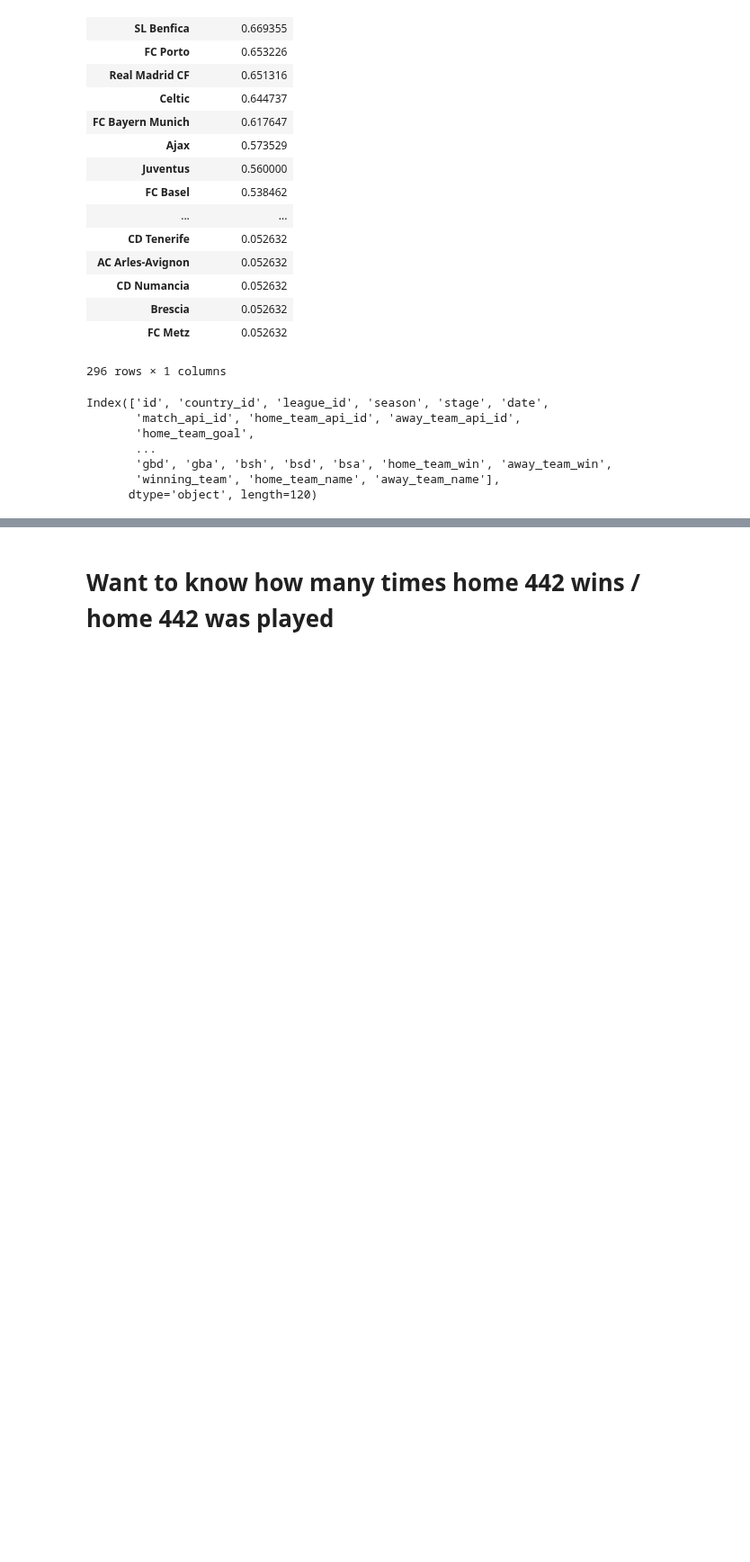
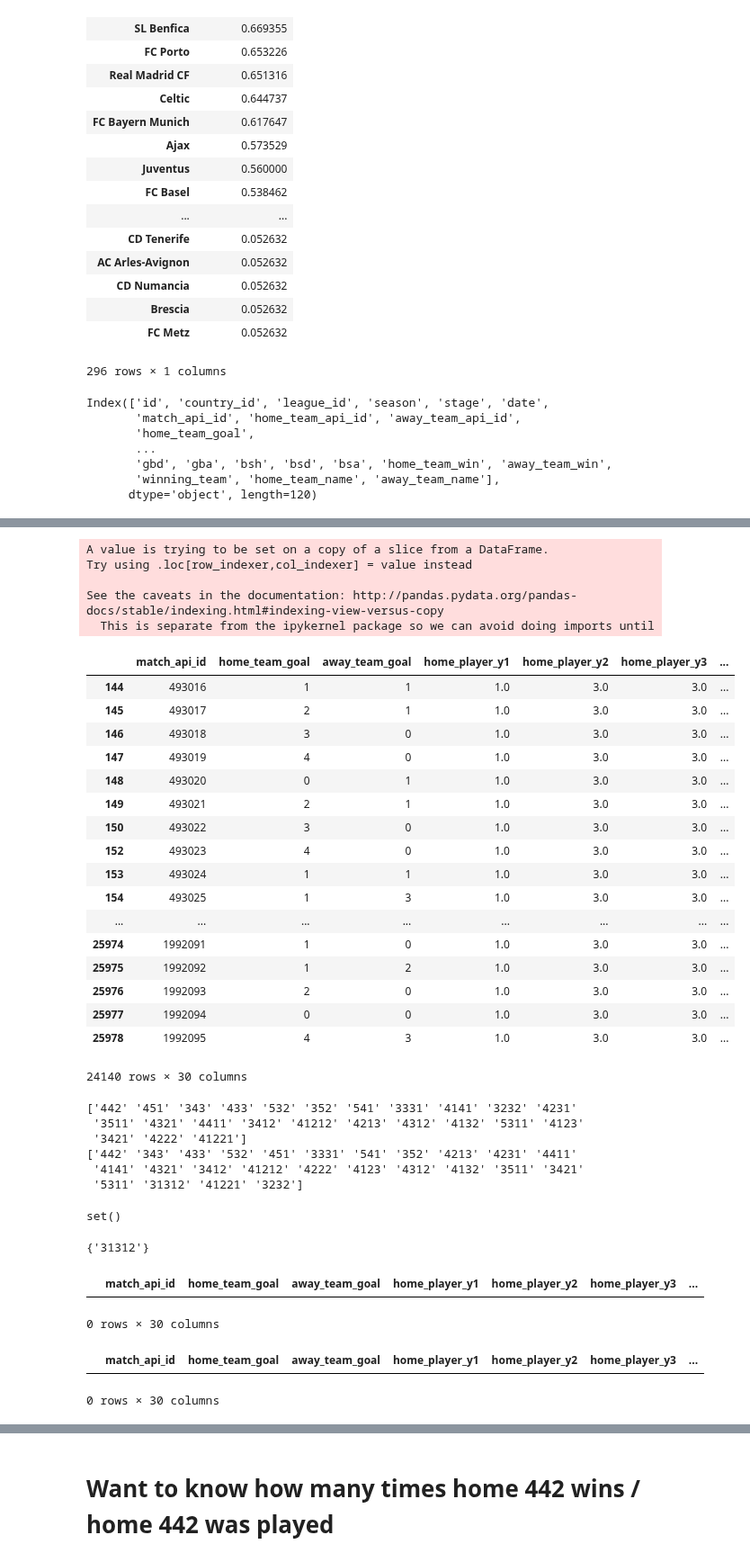
Before and after one commit to kevintheduu/european-soccer-hypothesis-testing, a Jupyter notebook: hyp_test_2.ipynb, the cells around one changed output, grey strips where cells are left out. Shown at 90% size. Cells and saved outputs as stored; diff of their text form; code cells hidden in the pictures; blank space fills up the shorter version.

```diff
--- a/hyp_test_2.ipynb
+++ b/hyp_test_2.ipynb
@@ -467,4 +257,3 @@ match_df = results
 # %%
-match_df['winning_team'].loc[match_df['home_team_goal'] > match_df['away_team_goal']] = match_df['home_team_name']
-
-match_df['winning_team'].loc[match_df['home_team_goal'] < match_df['away_team_goal']] = match_df['away_team_name']
+results['winning_team'].loc[results['home_team_goal'] > results['away_team_goal']] = results['home_team_name']
+results['winning_team'].loc[results['home_team_goal'] < results['away_team_goal']] = results['away_team_name']
@@ -543,12 +337,12 @@ Index(['id', 'country_id', 'league_id', 'season', 'stage', 'date',
 # %%
 #loads info in the match_df, below is code to grab the columns of interest
 
-h2_df = match_df[['match_api_id','home_team_goal','away_team_goal','home_player_y1','home_player_y2',
+h2_df = results[['match_api_id','home_team_goal','away_team_goal','home_player_y1','home_player_y2',
                         'home_player_y3','home_player_y4','home_player_y5','home_player_y6','home_player_y7',
                         'home_player_y8','home_player_y9','home_player_y10','home_player_y11','away_player_y1',
                         'away_player_y2','away_player_y3','away_player_y4','away_player_y5','away_player_y6',
                         'away_player_y7','away_player_y8','away_player_y9','away_player_y10','away_player_y11',
-                        'home_team_win','winning_team', 'home_team_name', 'away_team_name']].copy()
+                        'winning_team', 'home_team_name', 'away_team_name']].copy()
 
 h2_df
 # %% [output]
@@ -705,0 +427,4 @@ match_df_h2.head(10)
+# %%
+h2_df['home_formation'] = h2_df['match_api_id'].map(home_formation)
+h2_df['away_formation'] = h2_df['match_api_id'].map(away_formation)
+#map formation to DataFrame following match_api_id
@@ -705,0 +460,57 @@ match_df_h2.head(10)
+# %%
+h2_dff = h2_df.dropna(subset=['home_player_y1', 'home_player_y2','away_player_y11','away_player_y10'])
+
+h2_dff['winning_team'] = h2_dff['winning_team'].replace(np.nan, 'tie', regex=True)
+
+h2_dff
+# %% [output]
+A value is trying to be set on a copy of a slice from a DataFrame.
+Try using .loc[row_indexer,col_indexer] = value instead
+
+See the caveats in the documentation: http://pandas.pydata.org/pandas-docs/stable/indexing.html#indexing-view-versus-copy
+  This is separate from the ipykernel package so we can avoid doing imports until
+|  | match_api_id | home_team_goal | away_team_goal | home_player_y1 | home_player_y2 | home_player_y3 | ... |
+| 144 | 493016 | 1 | 1 | 1.0 | 3.0 | 3.0 | ... |
+| 145 | 493017 | 2 | 1 | 1.0 | 3.0 | 3.0 | ... |
+| 146 | 493018 | 3 | 0 | 1.0 | 3.0 | 3.0 | ... |
+| 147 | 493019 | 4 | 0 | 1.0 | 3.0 | 3.0 | ... |
+| 148 | 493020 | 0 | 1 | 1.0 | 3.0 | 3.0 | ... |
+| 149 | 493021 | 2 | 1 | 1.0 | 3.0 | 3.0 | ... |
+| 150 | 493022 | 3 | 0 | 1.0 | 3.0 | 3.0 | ... |
+| 152 | 493023 | 4 | 0 | 1.0 | 3.0 | 3.0 | ... |
+| 153 | 493024 | 1 | 1 | 1.0 | 3.0 | 3.0 | ... |
+| 154 | 493025 | 1 | 3 | 1.0 | 3.0 | 3.0 | ... |
+| ... | ... | ... | ... | ... | ... | ... | ... |
+| 25974 | 1992091 | 1 | 0 | 1.0 | 3.0 | 3.0 | ... |
+| 25975 | 1992092 | 1 | 2 | 1.0 | 3.0 | 3.0 | ... |
+| 25976 | 1992093 | 2 | 0 | 1.0 | 3.0 | 3.0 | ... |
+| 25977 | 1992094 | 0 | 0 | 1.0 | 3.0 | 3.0 | ... |
+| 25978 | 1992095 | 4 | 3 | 1.0 | 3.0 | 3.0 | ... |
+24140 rows × 30 columns
+# %%
+print(h2_dff.home_formation.unique())
+print(h2_dff.away_formation.unique())
+# %% [output]
+['442' '451' '343' '433' '532' '352' '541' '3331' '4141' '3232' '4231'
+ '3511' '4321' '4411' '3412' '41212' '4213' '4312' '4132' '5311' '4123'
+ '3421' '4222' '41221']
+['442' '343' '433' '532' '451' '3331' '541' '352' '4213' '4231' '4411'
+ '4141' '4321' '3412' '41212' '4222' '4123' '4312' '4132' '3511' '3421'
+ '5311' '31312' '41221' '3232']
+# %%
+set(h2_dff.home_formation.unique())-set(h2_dff.away_formation.unique())
+#compare home team and away team formation , the number of home formation is no more than away formation
+# no difference, yay!
+# %% [output]
+set()
+# %%
+set(h2_dff.away_formation.unique())-set(h2_dff.home_formation.unique())
+#but away formation has one special item formation '31312', lets check it out!
+# %% [output]
+{'31312'}
+# %%
+h2_dff[h2_dff['away_formation']=='31312']
+#that is only one match with equalize 0:0, so I drop it.
+# %% [output]
+|  | match_api_id | home_team_goal | away_team_goal | home_player_y1 | home_player_y2 | home_player_y3 | ... |
+0 rows × 30 columns
@@ -705,0 +520,5 @@ match_df_h2.head(10)
+# %%
+h2_dff[h2_dff['away_formation']=='31312']
+# %% [output]
+|  | match_api_id | home_team_goal | away_team_goal | home_player_y1 | home_player_y2 | home_player_y3 | ... |
+0 rows × 30 columns
```
Also changed, not shown: parts of 102 cells of this notebook.
